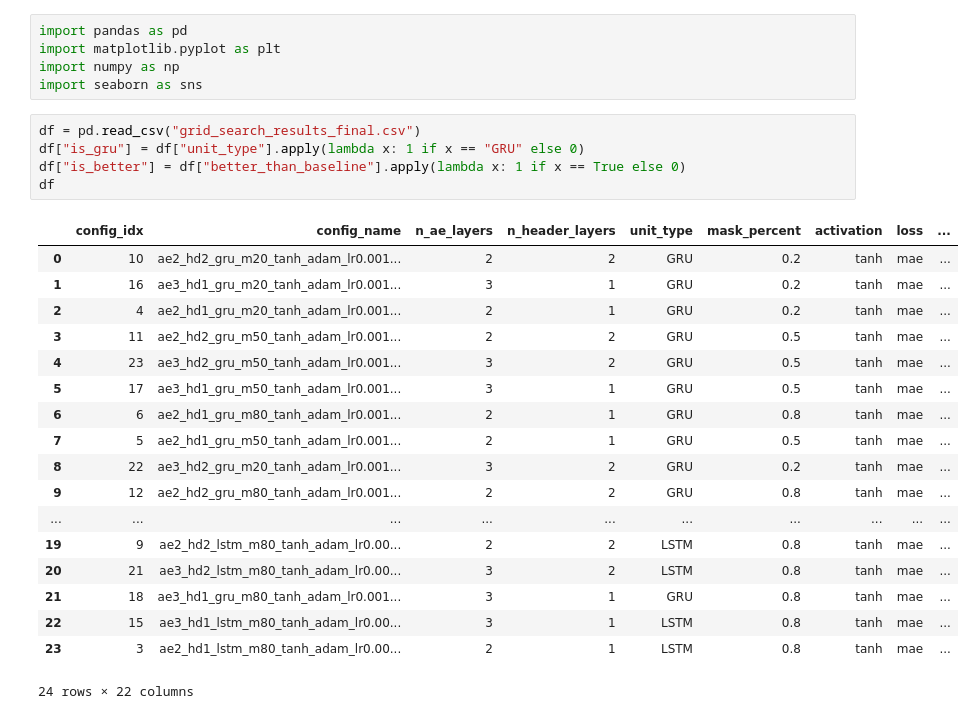
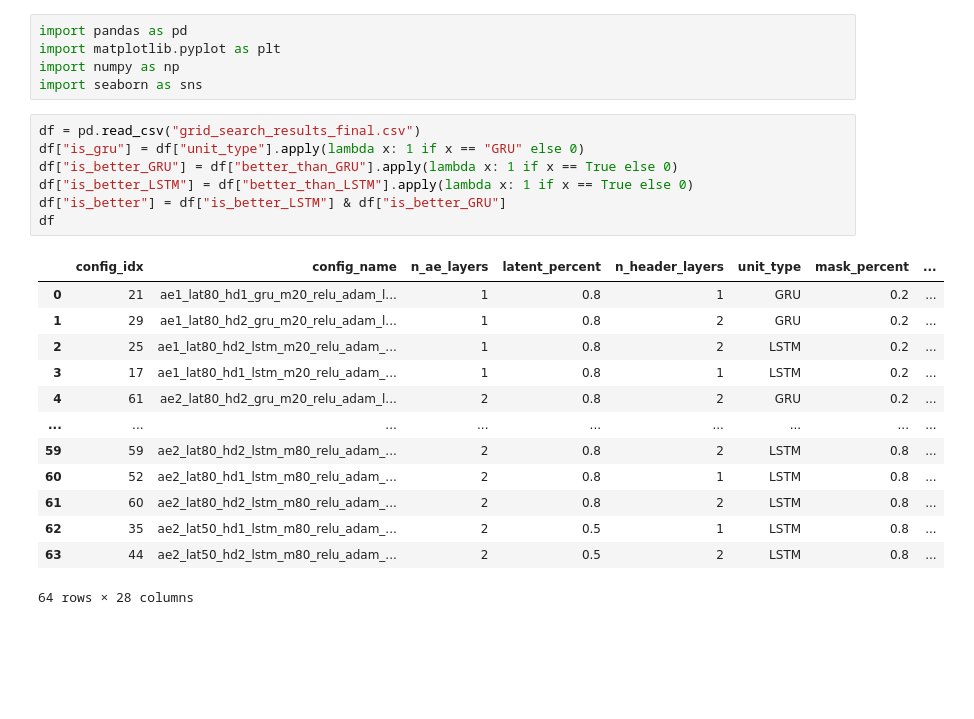
Before and after one commit to thesixtium/masked-autoencoder-foundation-model-for-oil-and-gas-drilling, a Jupyter notebook: stats.ipynb, the cells around one changed output. Saved outputs shown, nothing was run; the diff lists cells and outputs as text; blank space fills up the shorter version.

```diff
--- a/stats.ipynb
+++ b/stats.ipynb
@@ -6,24 +6,21 @@ import seaborn as sns
 # %%
 df = pd.read_csv("grid_search_results_final.csv")
 df["is_gru"] = df["unit_type"].apply(lambda x: 1 if x == "GRU" else 0)
-df["is_better"] = df["better_than_baseline"].apply(lambda x: 1 if x == True else 0)
+df["is_better_GRU"] = df["better_than_GRU"].apply(lambda x: 1 if x == True else 0)
+df["is_better_LSTM"] = df["better_than_LSTM"].apply(lambda x: 1 if x == True else 0)
+df["is_better"] = df["is_better_LSTM"] & df["is_better_GRU"]
 df
 # %% [output]
-|  | config_idx | config_name | n_ae_layers | n_header_layers | unit_type | mask_percent | activation | loss | ... |
-| 0 | 10 | ae2_hd2_gru_m20_tanh_adam_lr0.001... | 2 | 2 | GRU | 0.2 | tanh | mae | ... |
-| 1 | 16 | ae3_hd1_gru_m20_tanh_adam_lr0.001... | 3 | 1 | GRU | 0.2 | tanh | mae | ... |
-| 2 | 4 | ae2_hd1_gru_m20_tanh_adam_lr0.001... | 2 | 1 | GRU | 0.2 | tanh | mae | ... |
-| 3 | 11 | ae2_hd2_gru_m50_tanh_adam_lr0.001... | 2 | 2 | GRU | 0.5 | tanh | mae | ... |
-| 4 | 23 | ae3_hd2_gru_m50_tanh_adam_lr0.001... | 3 | 2 | GRU | 0.5 | tanh | mae | ... |
-| 5 | 17 | ae3_hd1_gru_m50_tanh_adam_lr0.001... | 3 | 1 | GRU | 0.5 | tanh | mae | ... |
-| 6 | 6 | ae2_hd1_gru_m80_tanh_adam_lr0.001... | 2 | 1 | GRU | 0.8 | tanh | mae | ... |
-| 7 | 5 | ae2_hd1_gru_m50_tanh_adam_lr0.001... | 2 | 1 | GRU | 0.5 | tanh | mae | ... |
-| 8 | 22 | ae3_hd2_gru_m20_tanh_adam_lr0.001... | 3 | 2 | GRU | 0.2 | tanh | mae | ... |
-| 9 | 12 | ae2_hd2_gru_m80_tanh_adam_lr0.001... | 2 | 2 | GRU | 0.8 | tanh | mae | ... |
-| ... | ... | ... | ... | ... | ... | ... | ... | ... | ... |
-| 19 | 9 | ae2_hd2_lstm_m80_tanh_adam_lr0.00... | 2 | 2 | LSTM | 0.8 | tanh | mae | ... |
-| 20 | 21 | ae3_hd2_lstm_m80_tanh_adam_lr0.00... | 3 | 2 | LSTM | 0.8 | tanh | mae | ... |
-| 21 | 18 | ae3_hd1_gru_m80_tanh_adam_lr0.001... | 3 | 1 | GRU | 0.8 | tanh | mae | ... |
-| 22 | 15 | ae3_hd1_lstm_m80_tanh_adam_lr0.00... | 3 | 1 | LSTM | 0.8 | tanh | mae | ... |
-| 23 | 3 | ae2_hd1_lstm_m80_tanh_adam_lr0.00... | 2 | 1 | LSTM | 0.8 | tanh | mae | ... |
+|  | config_idx | config_name | n_ae_layers | latent_percent | n_header_layers | unit_type | mask_percent | ... |
+| 0 | 21 | ae1_lat80_hd1_gru_m20_relu_adam_l... | 1 | 0.8 | 1 | GRU | 0.2 | ... |
+| 1 | 29 | ae1_lat80_hd2_gru_m20_relu_adam_l... | 1 | 0.8 | 2 | GRU | 0.2 | ... |
+| 2 | 25 | ae1_lat80_hd2_lstm_m20_relu_adam_... | 1 | 0.8 | 2 | LSTM | 0.2 | ... |
+| 3 | 17 | ae1_lat80_hd1_lstm_m20_relu_adam_... | 1 | 0.8 | 1 | LSTM | 0.2 | ... |
+| 4 | 61 | ae2_lat80_hd2_gru_m20_relu_adam_l... | 2 | 0.8 | 2 | GRU | 0.2 | ... |
+| ... | ... | ... | ... | ... | ... | ... | ... | ... |
+| 59 | 59 | ae2_lat80_hd2_lstm_m80_relu_adam_... | 2 | 0.8 | 2 | LSTM | 0.8 | ... |
+| 60 | 52 | ae2_lat80_hd1_lstm_m80_relu_adam_... | 2 | 0.8 | 1 | LSTM | 0.8 | ... |
+| 61 | 60 | ae2_lat80_hd2_lstm_m80_relu_adam_... | 2 | 0.8 | 2 | LSTM | 0.8 | ... |
+| 62 | 35 | ae2_lat50_hd1_lstm_m80_relu_adam_... | 2 | 0.5 | 1 | LSTM | 0.8 | ... |
+| 63 | 44 | ae2_lat50_hd2_lstm_m80_relu_adam_... | 2 | 0.5 | 2 | LSTM | 0.8 | ... |
-24 rows × 22 columns
+64 rows × 28 columns
```
Also changed, not shown: parts of 6 cells of this notebook, 4 other files.
